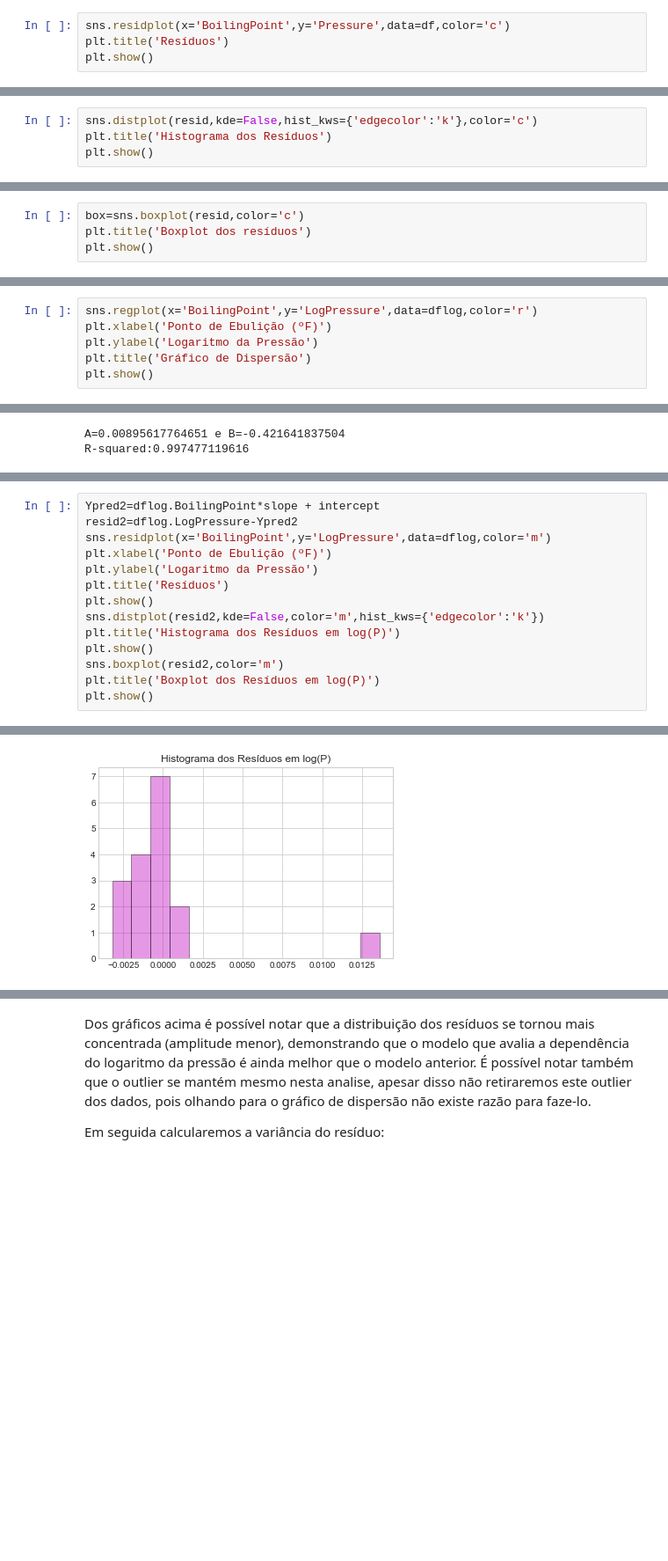
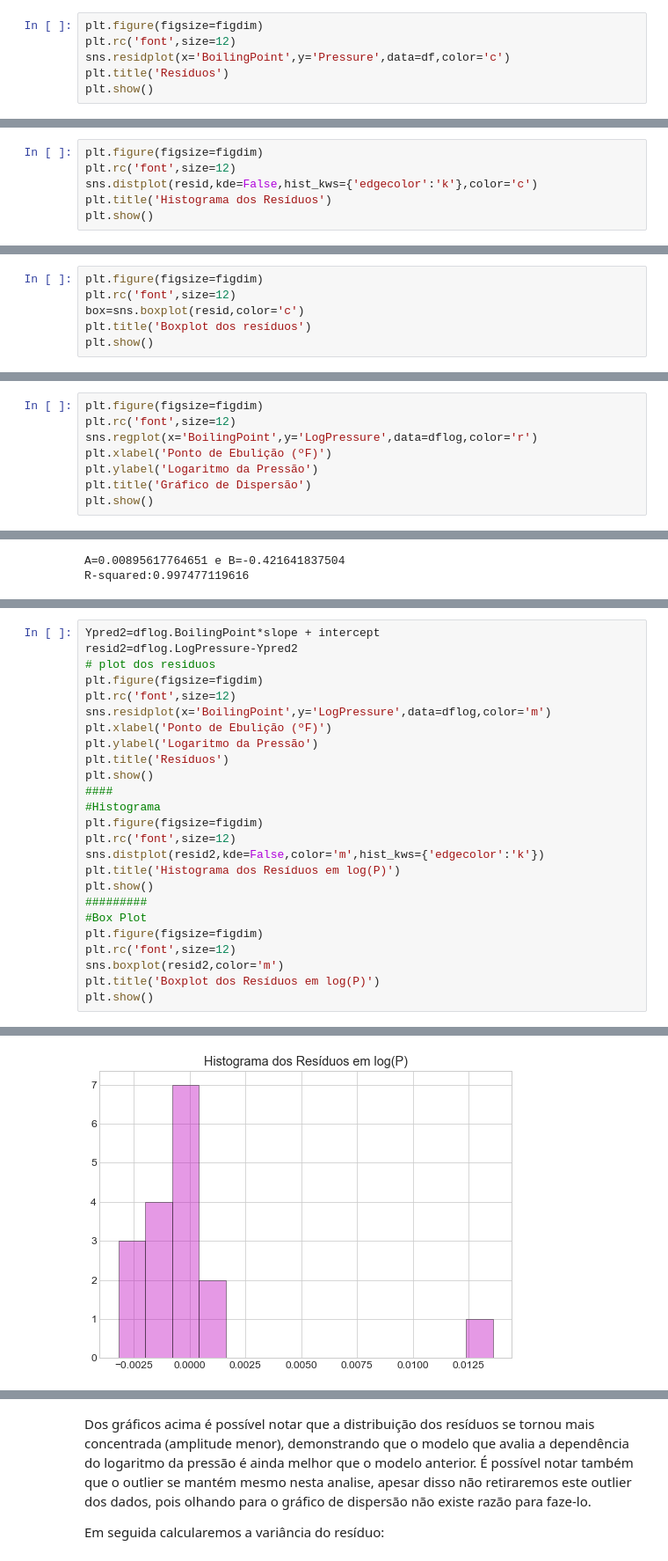
Before and after one commit to mateuspontesm/ICA, a Jupyter notebook: ICA1.ipynb, the cells around one changed output, grey strips where cells are left out. Shown at 88% size. Saved outputs shown, nothing was run; the diff lists cells and outputs as text; blank space fills up the shorter version.

```diff
--- a/ICA1.ipynb
+++ b/ICA1.ipynb
@@ -104,4 +125,6 @@ Podemos visualizar os resíduos utilizado *residplot*:
 # %%
+plt.figure(figsize=figdim)
+plt.rc('font',size=12)
 sns.residplot(x='BoilingPoint',y='Pressure',data=df,color='c')
 plt.title('Resíduos')
 plt.show()
@@ -110,4 +133,6 @@ plt.show()
 # %%
+plt.figure(figsize=figdim)
+plt.rc('font',size=12)
 sns.distplot(resid,kde=False,hist_kws={'edgecolor':'k'},color='c')
 plt.title('Histograma dos Resíduos')
 plt.show()
@@ -116,4 +141,6 @@ plt.show()
 # %%
+plt.figure(figsize=figdim)
+plt.rc('font',size=12)
 box=sns.boxplot(resid,color='c')
 plt.title('Boxplot dos resíduos')
 plt.show()
@@ -165,6 +191,8 @@ print(dflog)
 16         211.9     1.475381
 17         212.2     1.477989
 # %%
+plt.figure(figsize=figdim)
+plt.rc('font',size=12)
 sns.regplot(x='BoilingPoint',y='LogPressure',data=dflog,color='r')
 plt.xlabel('Ponto de Ebulição (ºF)')
 plt.ylabel('Logaritmo da Pressão')
@@ -188,14 +216,25 @@ Em seguida calculamos os resíduos e avaliamos sua distribuição através do hi
 # %%
 Ypred2=dflog.BoilingPoint*slope + intercept
 resid2=dflog.LogPressure-Ypred2
+# plot dos residuos
+plt.figure(figsize=figdim)
+plt.rc('font',size=12)
 sns.residplot(x='BoilingPoint',y='LogPressure',data=dflog,color='m')
 plt.xlabel('Ponto de Ebulição (ºF)')
 plt.ylabel('Logaritmo da Pressão')
 plt.title('Resíduos')
 plt.show()
+####
+#Histograma
+plt.figure(figsize=figdim)
+plt.rc('font',size=12)
 sns.distplot(resid2,kde=False,color='m',hist_kws={'edgecolor':'k'})
 plt.title('Histograma dos Resíduos em log(P)')
 plt.show()
+#########
+#Box Plot
+plt.figure(figsize=figdim)
+plt.rc('font',size=12)
 sns.boxplot(resid2,color='m')
 plt.title('Boxplot dos Resíduos em log(P)')
 plt.show()
@@ -204 +243 @@ plt.show()
-[figure, old version]
+[figure, new version]
```
Also changed, not shown: parts of 22 cells of this notebook.
